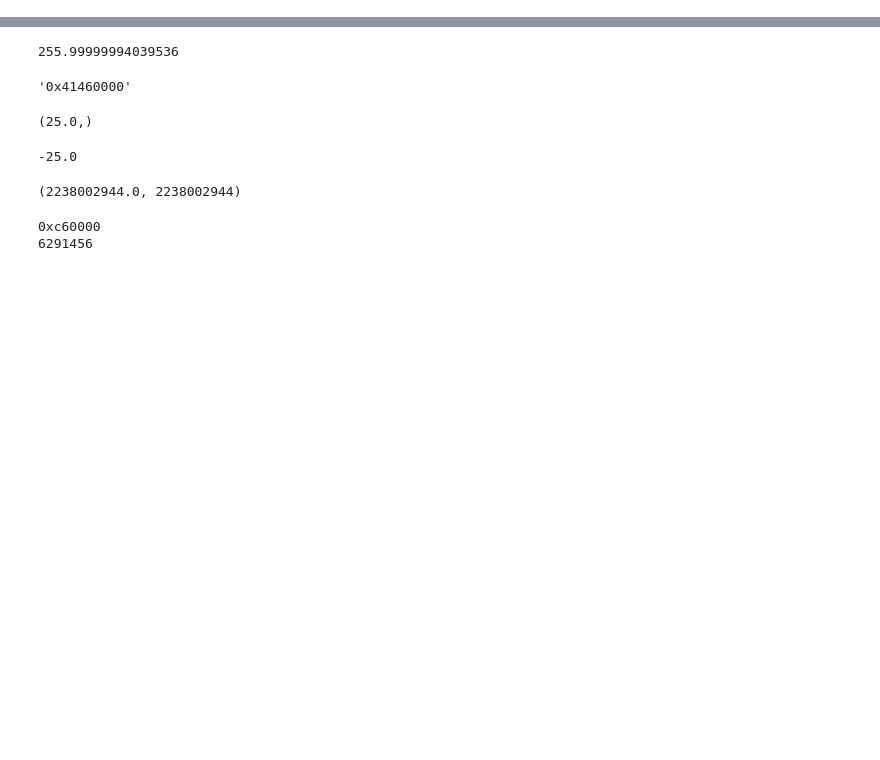
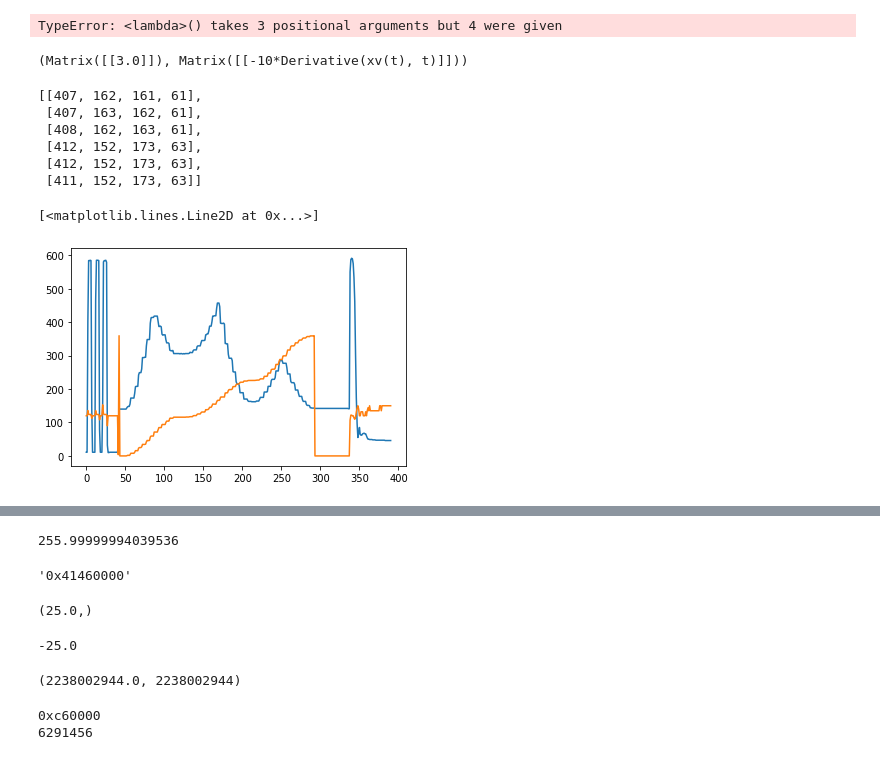
Before and after one commit to goatchurchprime/jupyter_micropython_developer_notebooks, a Jupyter notebook: projects/float32_conversions/PC_float32_experiments.ipynb, the cells around one changed output, grey strips where cells are left out. Cells and saved outputs as stored; diff of their text form; code cells hidden in the pictures; blank space fills up the shorter version.

```diff
--- a/projects/float32_conversions/PC_float32_experiments.ipynb
+++ b/projects/float32_conversions/PC_float32_experiments.ipynb
@@ -0,0 +1,47 @@
+# %%
+import sympy as sp
+import sympy.physics.mechanics as me
+from pydy.system import System
+import numpy as np
+
+f = sp.Symbol('f')
+f = 3.  # <----- uncomment this line and get:
+# !!! TypeError: <lambda>() takes 3 positional arguments but 4 were given
+
+t = sp.Symbol('t')
+x, xv = me.dynamicsymbols('x xv')
+xd = me.dynamicsymbols('x', 1)
+
+BaseFrame = me.ReferenceFrame('BaseFrame')
+RodFrame = BaseFrame.orientnew('RodFrame', 'Axis', [0, BaseFrame.z])
+RodFrame.set_ang_vel(BaseFrame, 0*BaseFrame.z)
+
+origin  = me.Point('origin')
+rodcentre  = origin.locatenew('rodcentre', x*BaseFrame.x)
+rodcentre.set_vel(BaseFrame, rodcentre.pos_from(origin).diff(t, BaseFrame))
+
+Izz = me.outer(RodFrame.z, RodFrame.z)*10
+rodbody = me.RigidBody(name="rod", masscenter=rodcentre,
+                       frame=RodFrame, mass=10, inertia=(Izz, rodcentre))
+
+forces = [ (rodcentre, f*RodFrame.x) ]
+bodies = [ rodbody ]
+
+KM = me.KanesMethod(BaseFrame, q_ind=[x], u_ind=[xv], kd_eqs=[ xd - xv ])
+fr, frstar = KM.kanes_equations(bodies, forces)
+
+constants = { }
+#constants = { f:3 }  # <--- should not work without this uncommented
+
+sys = System(KM,
+             constants=constants,
+             initial_conditions={x:0., xv:10.},
+             times=np.linspace(0.0, 6, 60))
+y1 = sys.integrate()
+y1.shape
+# %% [output]
+TypeError: <lambda>() takes 3 positional arguments but 4 were given
+# %%
+fr, frstar
+# %% [output]
+(Matrix([[3.0]]), Matrix([[-10*Derivative(xv(t), t)]]))
@@ -0,0 +443,21 @@
+# %%
+x[84:90]
+# %% [output]
+[[407, 162, 161, 61],
+ [407, 163, 162, 61],
+ [408, 162, 163, 61],
+ [412, 152, 173, 63],
+ [412, 152, 173, 63],
+ [411, 152, 173, 63]]
+# %%
+%matplotlib inline
+from matplotlib import pyplot as plt
+plt.plot(c)
+#plt.plot(r)
+#plt.plot(g)
+#plt.plot(b)
+h = [ hue(cr, cg, cb)  for cr, cg, cb in zip(r, g, b) ]
+plt.plot(h)
+# %% [output]
+[<matplotlib.lines.Line2D at 0x...>]
+[figure, added]
```
Also changed, not shown: parts of 5 cells of this notebook, 8 other files.
